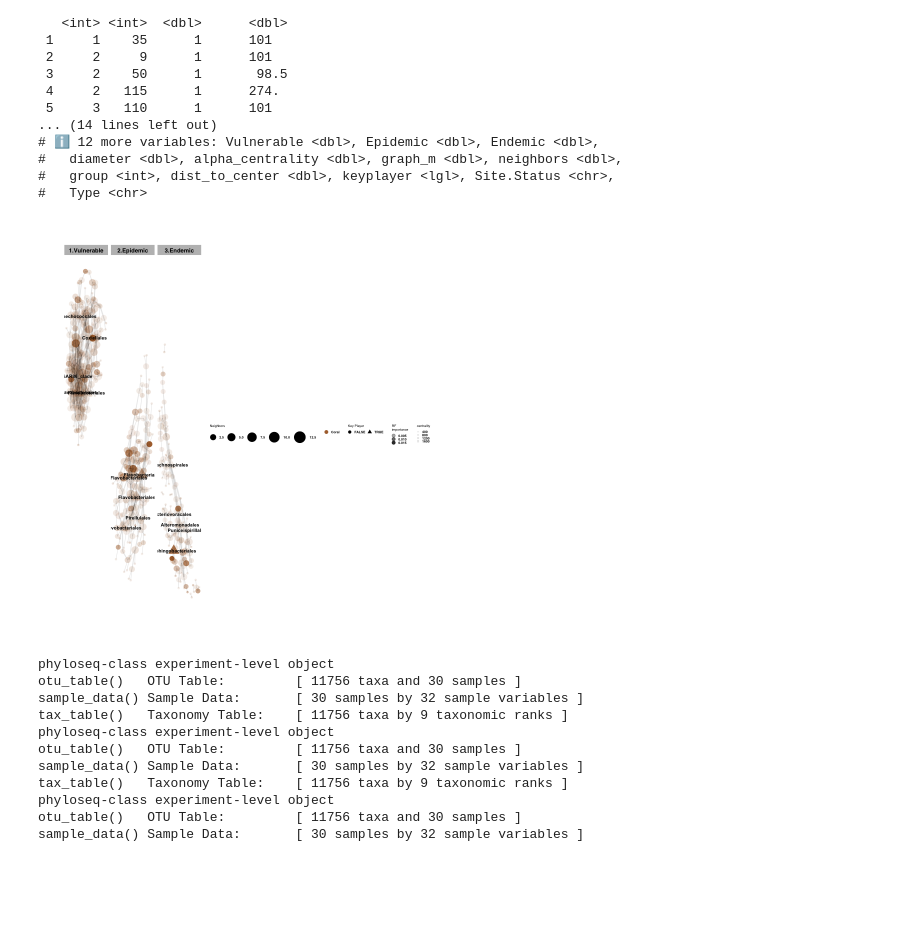
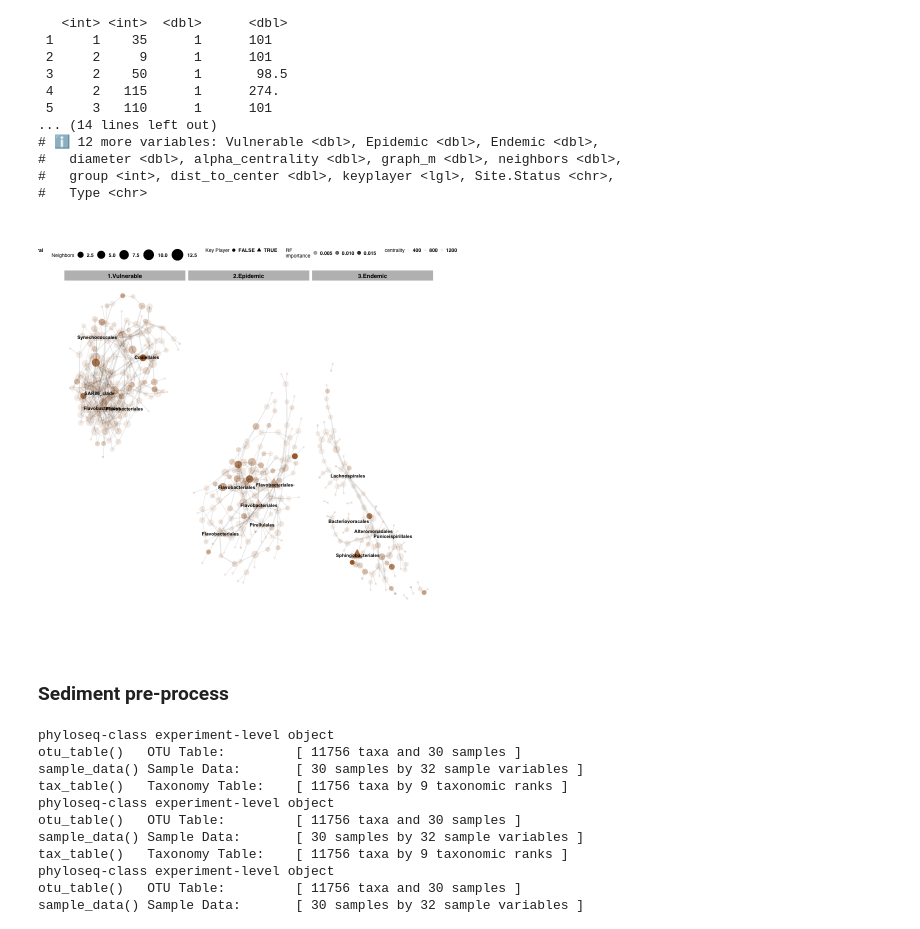
Before and after one commit to srosales712/SCTLD-zones, a Jupyter notebook: Networks.ipynb, the cells around one changed output. Saved outputs shown, nothing was run; the diff lists cells and outputs as text; code cells hidden in the pictures; blank space fills up the shorter version.

```diff
--- a/Networks.ipynb
+++ b/Networks.ipynb
@@ -683,38 +723,43 @@ fig_nw_ah=combo %>%
   mutate_if(is.character, stringr::str_replace_all, pattern = "g__", replacement = "") %>%
   mutate_if(is.character, stringr::str_replace_all, pattern = "Rhodobacterales", replacement = "Rhodobacterales\n") %>%
   mutate_if(is.character, stringr::str_replace_all, pattern = "Actinomarinales", replacement = "Actinomarinales\n") %>%
   ggraph(layout = "nicely") +
   geom_node_point(aes(size =  neighbors, color = Type, shape = keyplayer,  alpha = all)) +
   geom_node_text(aes(label = ifelse(keyplayer == "TRUE", as.character(Order), "")), size = 2, fontface = "bold", repel = FALSE) +
   geom_edge_link(aes(width = centrality), alpha = 0.1) +
   scale_edge_width_continuous(range = c(0.2, 1.5)) +
   theme_graph(base_size = 7, border = FALSE, foreground = 'Grey', fg_text_colour = 'black', base_family = 'Helvetica') +
   theme(
     legend.spacing = unit(0.11, "cm"),
-    legend.position = "right",
+    legend.position = "top",
     legend.box = "horizontal",
     legend.key.size = unit(0.2, 'lines'),
-    legend.text = element_text(size = 4, face = "bold"),
-    legend.title = element_text(size = 4),
+    legend.text = element_text(size = 6, face = "bold"),
+    legend.title = element_text(size = 6),
     legend.key.height = unit(0.1, "line"),
     strip.text = element_text(size = 7, face = "bold")
   ) +
   guides(
     shape = guide_legend(order = 2, nrow = 1),
     color = guide_legend(order = 1, nrow = 1),
-    size = guide_legend(order = 1, nrow = 1),
+    size = guide_legend(order = 2, nrow = 1),
     centrality = guide_legend(order = 1, nrow = 1)
   ) +
   scale_color_manual(values = c("#AD6F3B")) +
   facet_graph(~Site.Status, scales = "free") +
   scale_fill_identity() +
   scale_edge_alpha(guide = 'none') +
   labs(color = "", size = "Neighbors", shape = "Key Player",
       alpha="RF\nimportance")
 
 fig_nw_ah
+
+ggsave("/Users/stephanie.rosales/Documents/Tissueloss/EPA2/Figures/Supp_Fig3.svg",
+     width = 6.5, height = 8 , units = "in", dpi=300)
 # %% [output]
-[figure, old version]
+[figure, new version]
+# %% [markdown]
+### Sediment pre-process
 # %%
 # List of site statuses and corresponding row names
 site_statuses <- c("Vulnerable", "Epidemic", "Endemic")
```
Also changed, not shown: parts of 71 cells of this notebook, 1 other file.
